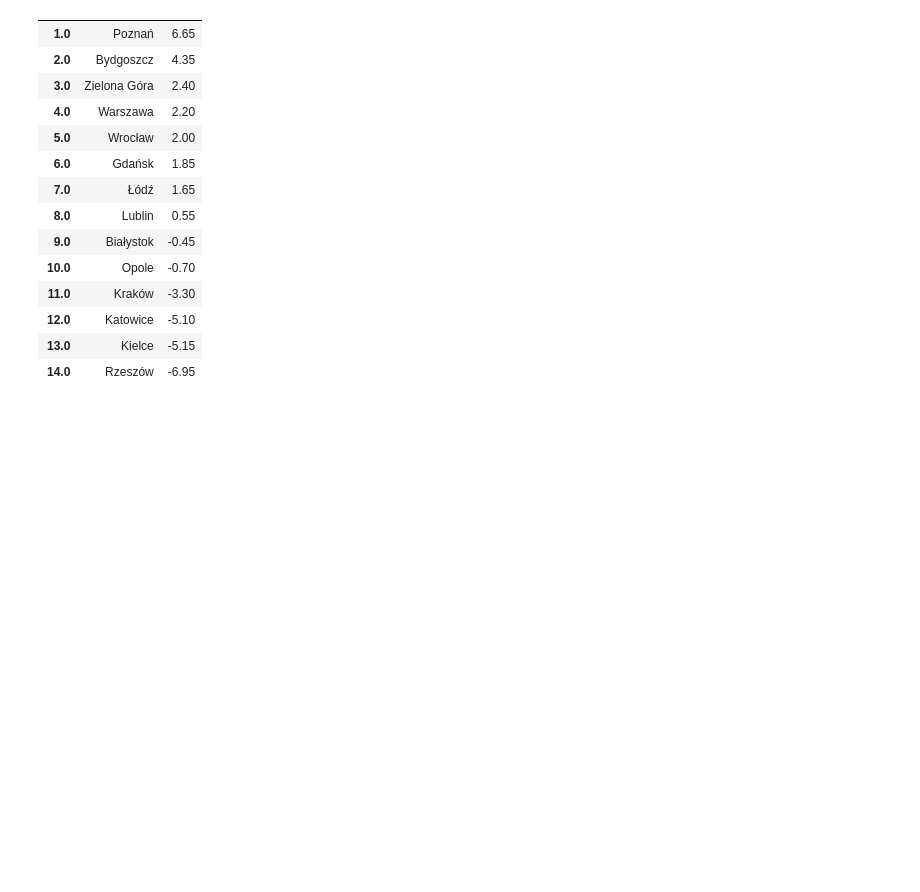
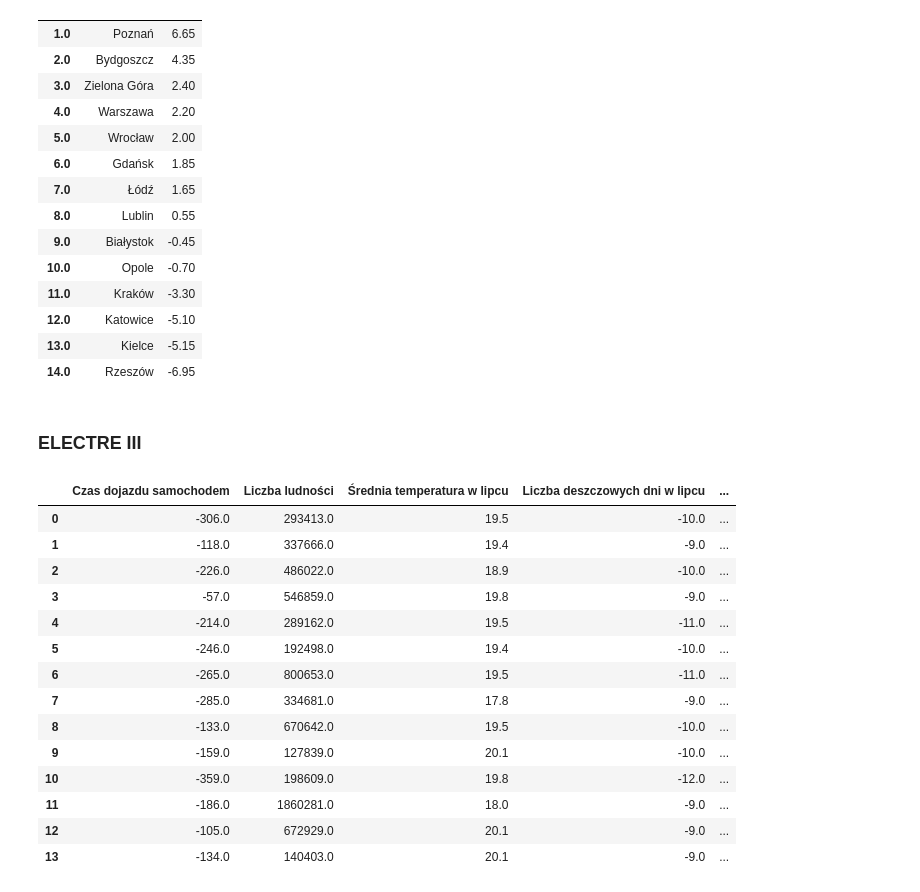
Before and after one commit to majsterkovic/iswd-project-2, a Jupyter notebook: demo.ipynb, the cells around one changed output. Saved outputs shown, nothing was run; the diff lists cells and outputs as text; code cells hidden in the pictures; blank space fills up the shorter version.

Commit message:
ELECTRE III draft

```diff
--- a/demo.ipynb
+++ b/demo.ipynb
@@ -390,3 +390,23 @@ def intersect_rankings(df):
     draw_ranking(vertices, preferrences, indiffrences, incomparabilities)
 
 intersect_rankings(pi_array_ext_df)
+# %% [markdown]
+### ELECTRE III
+# %%
+df
+# %% [output]
+|  | Czas dojazdu samochodem | Liczba ludności | Średnia temperatura w lipcu | Liczba deszczowych dni w lipcu | ... |
+| 0 | -306.0 | 293413.0 | 19.5 | -10.0 | ... |
+| 1 | -118.0 | 337666.0 | 19.4 | -9.0 | ... |
+| 2 | -226.0 | 486022.0 | 18.9 | -10.0 | ... |
+| 3 | -57.0 | 546859.0 | 19.8 | -9.0 | ... |
+| 4 | -214.0 | 289162.0 | 19.5 | -11.0 | ... |
+| 5 | -246.0 | 192498.0 | 19.4 | -10.0 | ... |
+| 6 | -265.0 | 800653.0 | 19.5 | -11.0 | ... |
+| 7 | -285.0 | 334681.0 | 17.8 | -9.0 | ... |
+| 8 | -133.0 | 670642.0 | 19.5 | -10.0 | ... |
+| 9 | -159.0 | 127839.0 | 20.1 | -10.0 | ... |
+| 10 | -359.0 | 198609.0 | 19.8 | -12.0 | ... |
+| 11 | -186.0 | 1860281.0 | 18.0 | -9.0 | ... |
+| 12 | -105.0 | 672929.0 | 20.1 | -9.0 | ... |
+| 13 | -134.0 | 140403.0 | 20.1 | -9.0 | ... |
```
Also changed, not shown: parts of 7 cells of this notebook.
